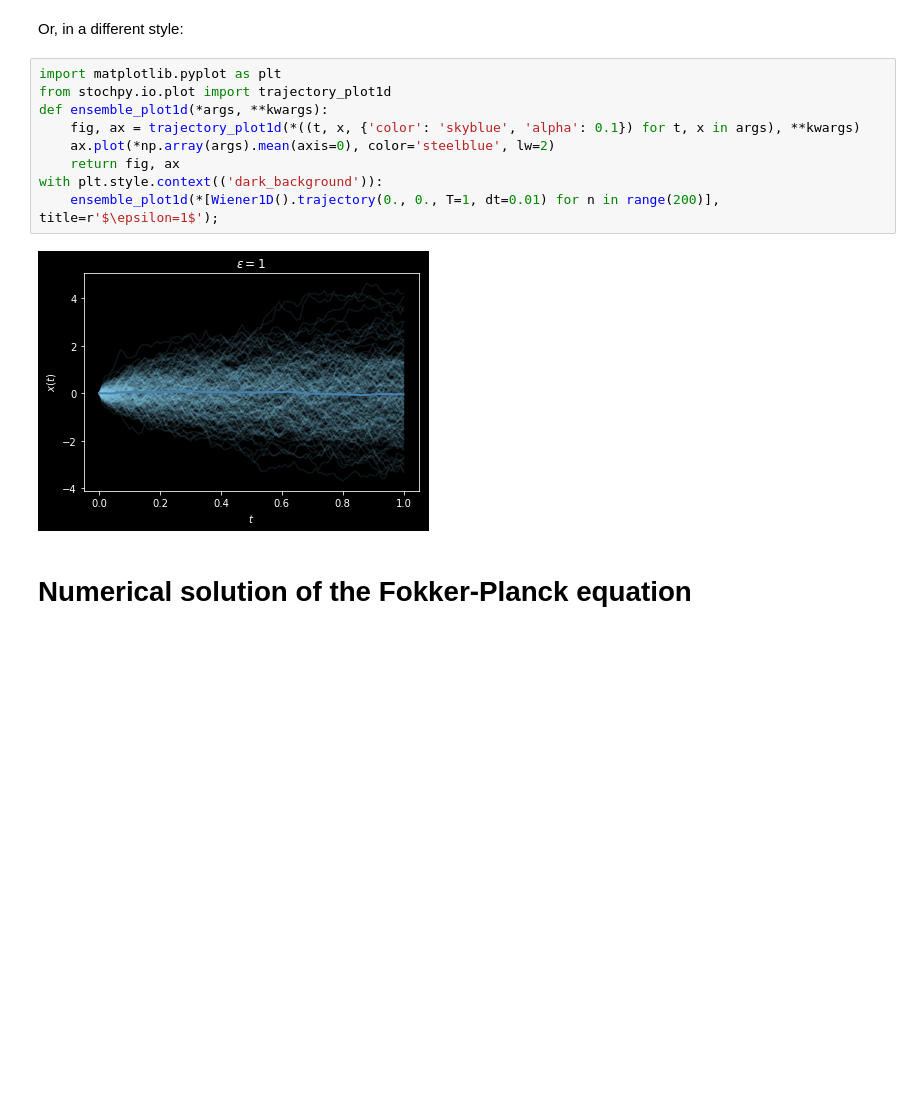
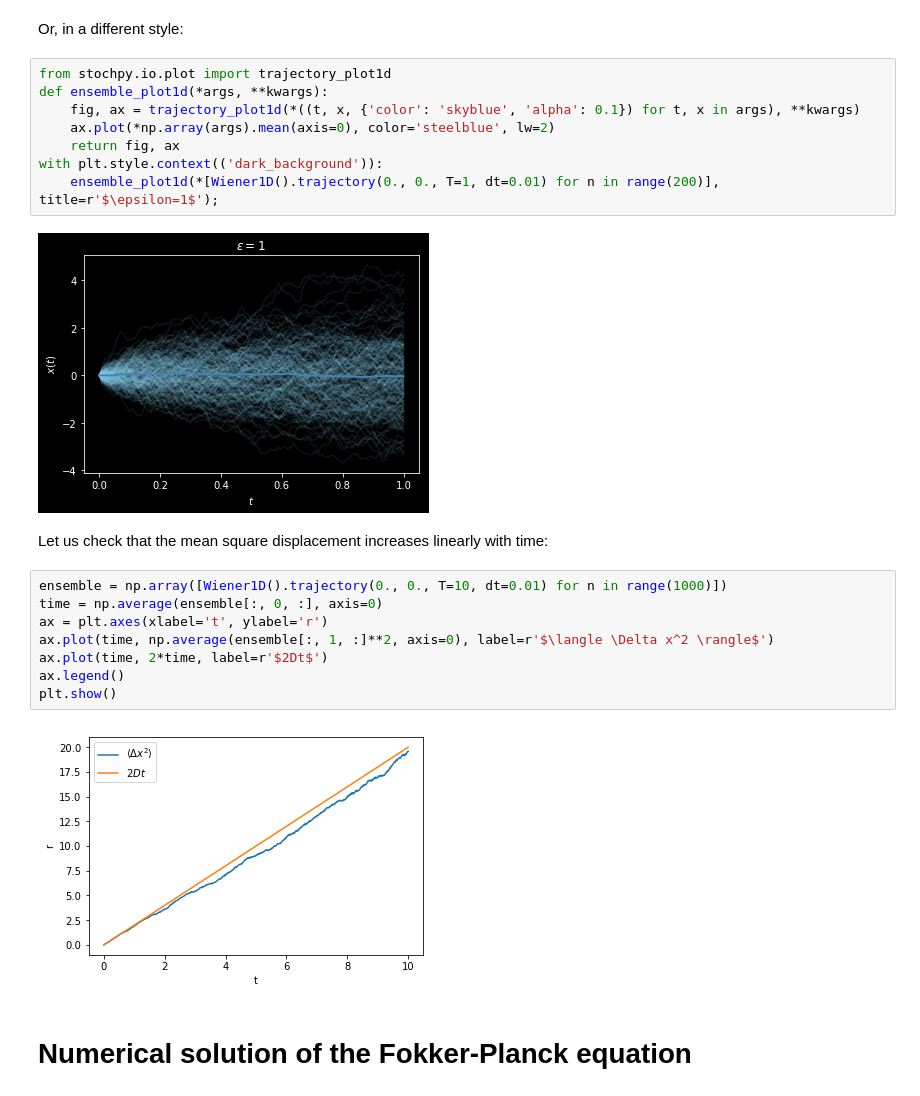
Before and after one commit to cbherbert/stochrare, a Jupyter notebook: demo/Diffusion1D.ipynb, the cells around one changed output. Drawn from its saved outputs; the diff is of its cells as text; blank space fills up the shorter version.

Commit message:
Add mean square displacement to 2D demo

```diff
--- a/demo/Diffusion1D.ipynb
+++ b/demo/Diffusion1D.ipynb
@@ -16,7 +17,6 @@ Wiener1D().trajectoryplot(*[Wiener1D().trajectory(0.,0.,T=100) for n in range(10
 # %% [markdown]
 Or, in a different style:
 # %%
-import matplotlib.pyplot as plt
 from stochpy.io.plot import trajectory_plot1d
 def ensemble_plot1d(*args, **kwargs):
     fig, ax = trajectory_plot1d(*((t, x, {'color': 'skyblue', 'alpha': 0.1}) for t, x in args), **kwargs)
@@ -26,6 +26,18 @@ with plt.style.context(('dark_background')):
     ensemble_plot1d(*[Wiener1D().trajectory(0., 0., T=1, dt=0.01) for n in range(200)], title=r'$\epsilon=1$');
 # %% [output]
 [figure]
+# %% [markdown]
+Let us check that the mean square displacement increases linearly with time:
+# %%
+ensemble = np.array([Wiener1D().trajectory(0., 0., T=10, dt=0.01) for n in range(1000)])
+time = np.average(ensemble[:, 0, :], axis=0)
+ax = plt.axes(xlabel='t', ylabel='r')
+ax.plot(time, np.average(ensemble[:, 1, :]**2, axis=0), label=r'$\langle \Delta x^2 \rangle$')
+ax.plot(time, 2*time, label=r'$2Dt$')
+ax.legend()
+plt.show()
+# %% [output]
+[figure, added]
 # %% [markdown]
 # Numerical solution of the Fokker-Planck equation
 # %% [markdown]
```
Also changed, not shown: parts of 1 cell of this notebook.
